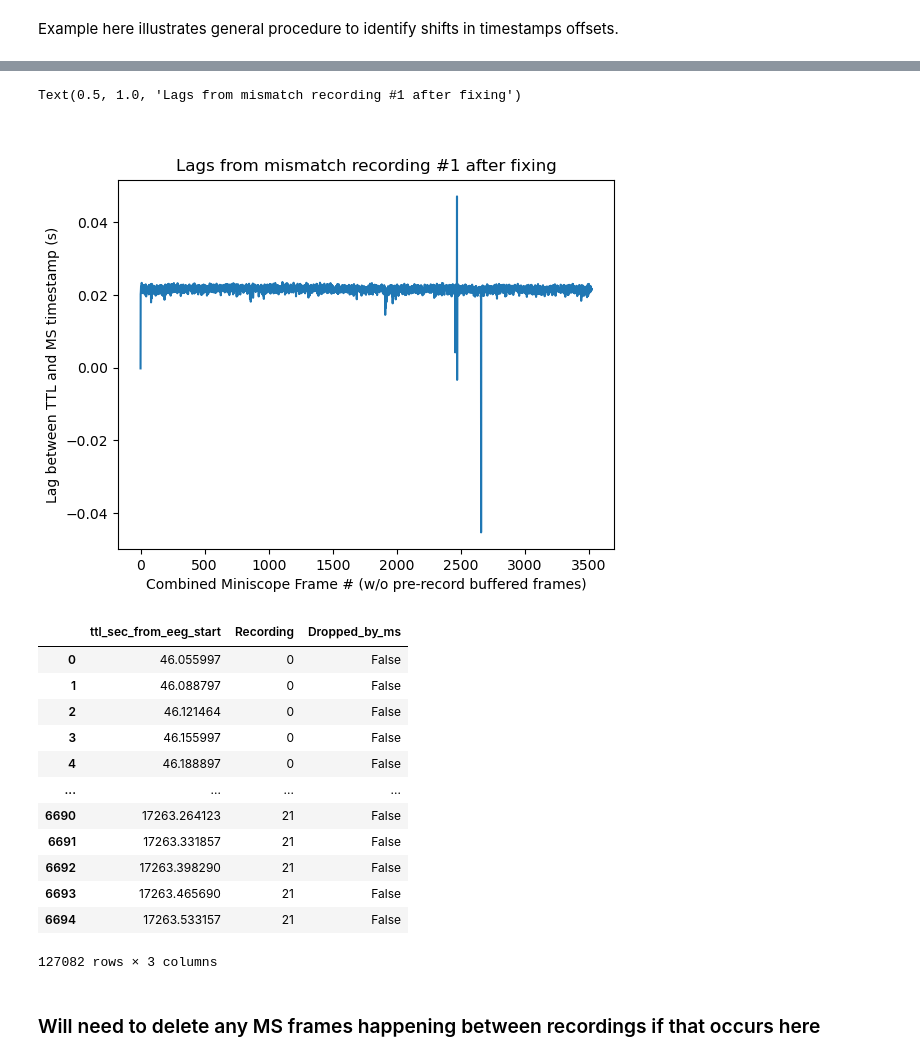
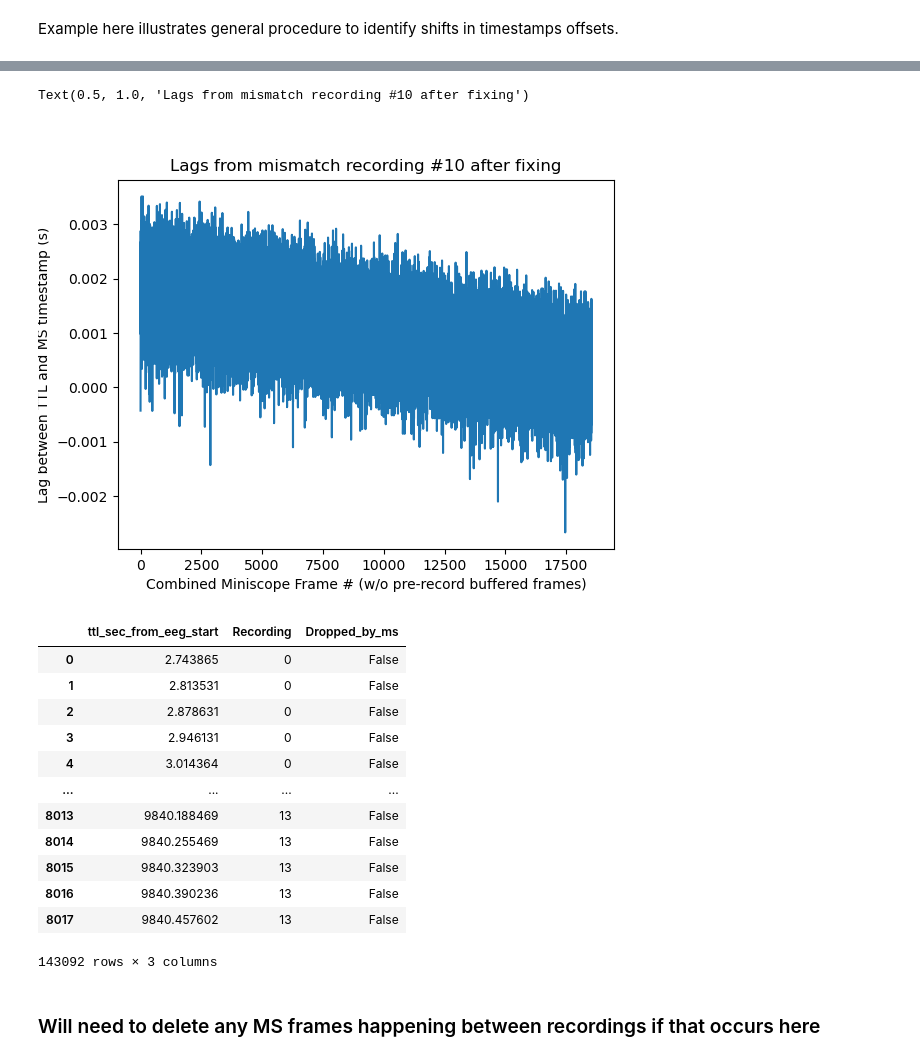
Before and after one commit to nkinsky/NeuroPy, a Jupyter notebook: notebooks/Data_align_Miniscope_to_OpenEphys.ipynb, the cells around one changed output, grey strips where cells are left out. Drawn from its saved outputs; the diff is of its cells as text; code cells hidden in the pictures.

```diff
--- a/notebooks/Data_align_Miniscope_to_OpenEphys.ipynb
+++ b/notebooks/Data_align_Miniscope_to_OpenEphys.ipynb
@@ -39,7 +39,8 @@ from neuropy.core.epoch import Epoch
 ## Import session data and load in all OpenEphys and Miniscope timestamps
 # %%
 # dir_use = Path("/Users/nkinsky/Documents/UM/Working/Trace_FC/Recording_Rats/Finn/2022_01_20_training")
-dir_use = Path("/data2/Trace_FC/Recording_Rats/Finn/2022_01_20_training/")
+# dir_use = Path("/data2/Trace_FC/Recording_Rats/Finn/2022_01_20_training/")
+dir_use = Path("/data3/Psilocybin/Recording_Rats/Finn/2022_02_17_psilocybin/")
 sess = core.ProcessData(dir_use)
 
 # Create sync_df to ID start and end of each recording in concatenated .eeg file
@@ -357,5 +341,5 @@ Mismatched #frames in MS recordings # [1]
 # %%
-mismatch_rec = 1
+mismatch_rec = 10
 ttl_mismatch = rec_ttl_align_df[rec_ttl_align_df.Recording == mismatch_rec]
 ms_ts_mismatch = ms_ts_align_df[(ms_ts_align_df.Recording == mismatch_rec) & ~ms_ts_align_df.Pre_rec_buffer]
 nframes_min = np.min((ttl_mismatch.shape[0], ms_ts_mismatch.shape[0]))
@@ -403,16 +387,16 @@ Approximate dropped frame locations at [2455 2657]
 # %%
 # Now play around below to identify indices to drop - should have everything around the same time difference
-dropped_inds = [2456, 2457, 2458, 2661, 2662]
+dropped_inds = [18543]
 ttl_clipped = ttl_mismatch.drop(index=dropped_inds)
 diffs_fixed = ttl_clipped["ttl_sec_from_eeg_start"].values - ms_ts_mismatch["Timestamps"].values
 _, ax = plt.subplots()
 ax.plot(diffs_fixed)
 ax.set_ylabel("Lag between TTL and MS timestamp (s)")
 ax.set_xlabel("Combined Miniscope Frame # (w/o pre-record buffered frames)")
 ax.set_title(f"Lags from mismatch recording #{mismatch_rec} after fixing")
 # %% [output]
-Text(0.5, 1.0, 'Lags from mismatch recording #1 after fixing')
+Text(0.5, 1.0, 'Lags from mismatch recording #10 after fixing')
-[figure, old version]
+[figure, new version]
 # %%
 # Add in dropped frame info to aligned ttl DataFrame
 dropped_bool = np.isin(rec_ttl_align_df.index, dropped_inds) & (rec_ttl_align_df.Recording == mismatch_rec)
@@ -420,18 +404,18 @@ rec_ttl_align_df["Dropped_by_ms"] = dropped_bool
 rec_ttl_align_df
 # %% [output]
 |  | ttl_sec_from_eeg_start | Recording | Dropped_by_ms |
-| 0 | 46.055997 | 0 | False |
-| 1 | 46.088797 | 0 | False |
-| 2 | 46.121464 | 0 | False |
-| 3 | 46.155997 | 0 | False |
-| 4 | 46.188897 | 0 | False |
+| 0 | 2.743865 | 0 | False |
+| 1 | 2.813531 | 0 | False |
+| 2 | 2.878631 | 0 | False |
+| 3 | 2.946131 | 0 | False |
+| 4 | 3.014364 | 0 | False |
 | ... | ... | ... | ... |
-| 6690 | 17263.264123 | 21 | False |
-| 6691 | 17263.331857 | 21 | False |
-| 6692 | 17263.398290 | 21 | False |
-| 6693 | 17263.465690 | 21 | False |
-| 6694 | 17263.533157 | 21 | False |
+| 8013 | 9840.188469 | 13 | False |
+| 8014 | 9840.255469 | 13 | False |
+| 8015 | 9840.323903 | 13 | False |
+| 8016 | 9840.390236 | 13 | False |
+| 8017 | 9840.457602 | 13 | False |
-127082 rows × 3 columns
+143092 rows × 3 columns
 # %% [markdown]
 ### Will need to delete any MS frames happening between recordings if that occurs here
 # %%
```
Also changed, not shown: parts of 17 cells of this notebook.
